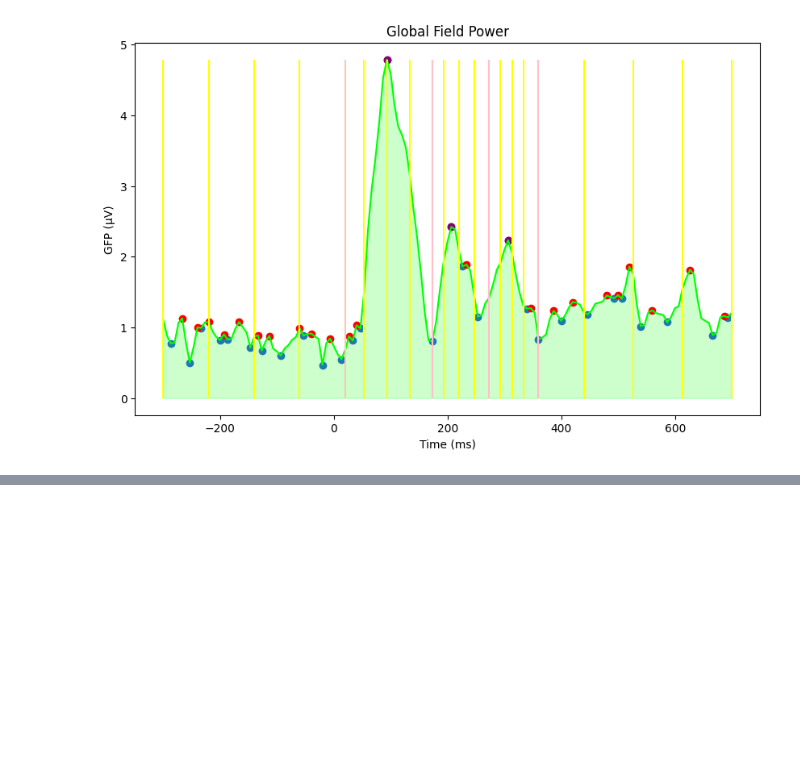
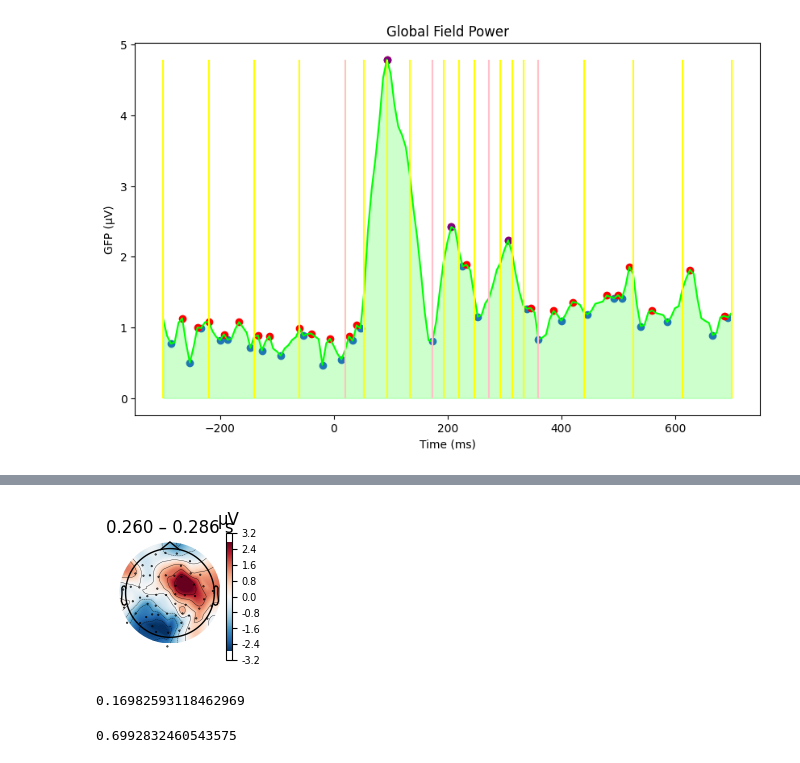
Before and after one commit to isacostamaia/data_exploration_EEG, a Jupyter notebook: evoked_vis.ipynb, the cells around one changed output, grey strips where cells are left out. Saved outputs shown, nothing was run; the diff lists cells and outputs as text; code cells hidden in the pictures; blank space fills up the shorter version.

```diff
--- a/evoked_vis.ipynb
+++ b/evoked_vis.ipynb
@@ -289,0 +309,19 @@ There are 5 sections to be visualized (up to sec=4) - each section corresponds t
+# %%
+#plot using local scale
+sec_num = 3
+spat_pat_times = l_aud.times[img_idx[sec_num*num_spat_pat:sec_num*num_spat_pat+num_spat_pat+1]]
+
+i = 0 #from 0 to num_spatial_patterns
+l_aud.plot_topomap(times= spat_pat_times[i], average=0.03); #space between each samples is of 6,668ms
+# %% [output]
+[figure, added]
+# %%
+sec_num = 4
+v = l_aud.times[img_idx[sec_num*num_spat_pat:sec_num*num_spat_pat+num_spat_pat+1]]
+np.diff(v).mean()*2
+# %% [output]
+0.16982593118462969
+# %%
+l_aud.times[-1]
+# %% [output]
+0.6992832460543575
```
Also changed, not shown: parts of 7 cells of this notebook.
